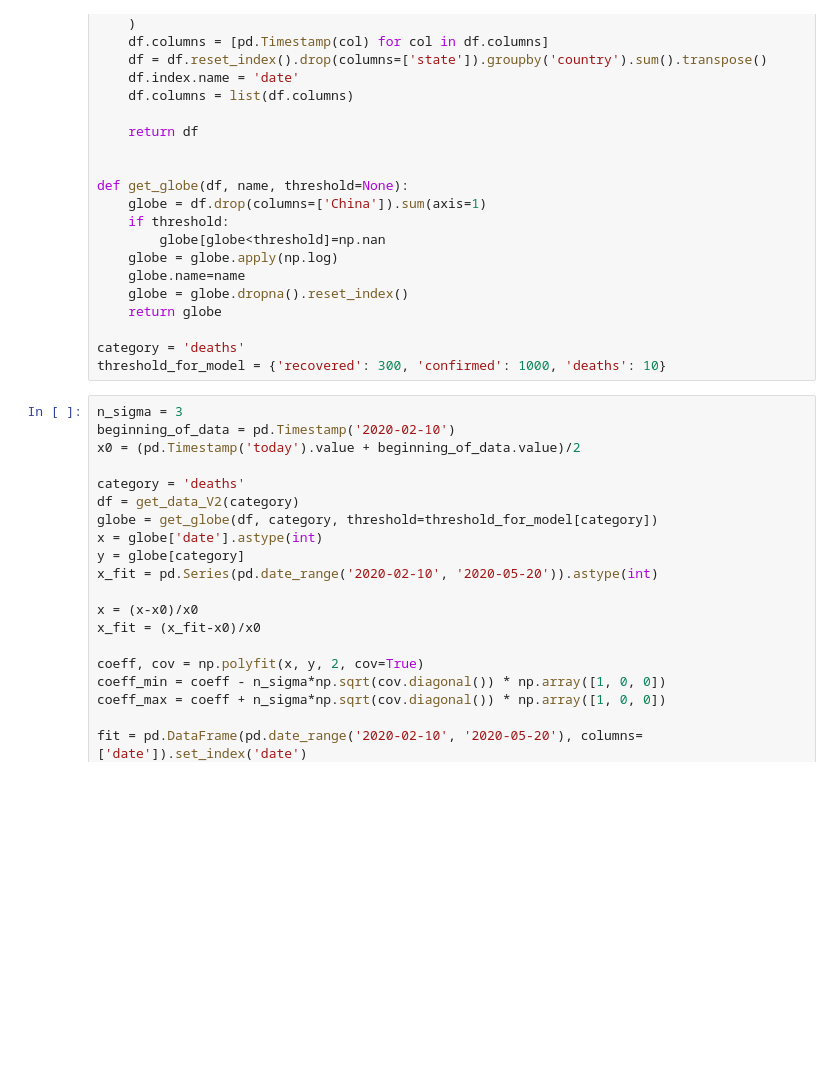
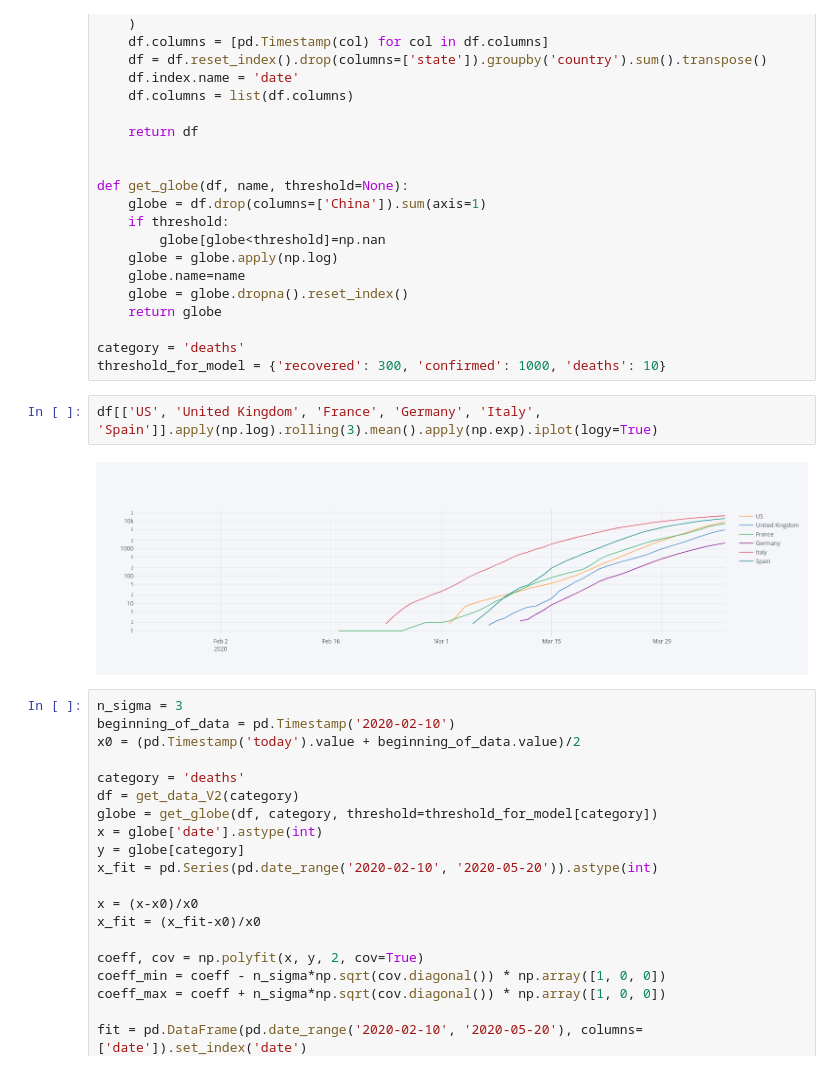
Before and after one commit to cld-gh/COVID-19, a Jupyter notebook: modelling_expected_end_date.ipynb, the cells around one changed output. Drawn from its saved outputs; the diff is of its cells as text; blank space fills up the shorter version.

```diff
--- a/modelling_expected_end_date.ipynb
+++ b/modelling_expected_end_date.ipynb
@@ -55,6 +51,10 @@ def get_globe(df, name, threshold=None):
 
 category = 'deaths'
 threshold_for_model = {'recovered': 300, 'confirmed': 1000, 'deaths': 10}
+# %%
+df[['US', 'United Kingdom', 'France', 'Germany', 'Italy', 'Spain']].apply(np.log).rolling(3).mean().apply(np.exp).iplot(logy=True)
+# %% [output]
+[figure, added]
 # %%
 n_sigma = 3
 beginning_of_data = pd.Timestamp('2020-02-10')
```
Also changed, not shown: parts of 4 cells of this notebook.
